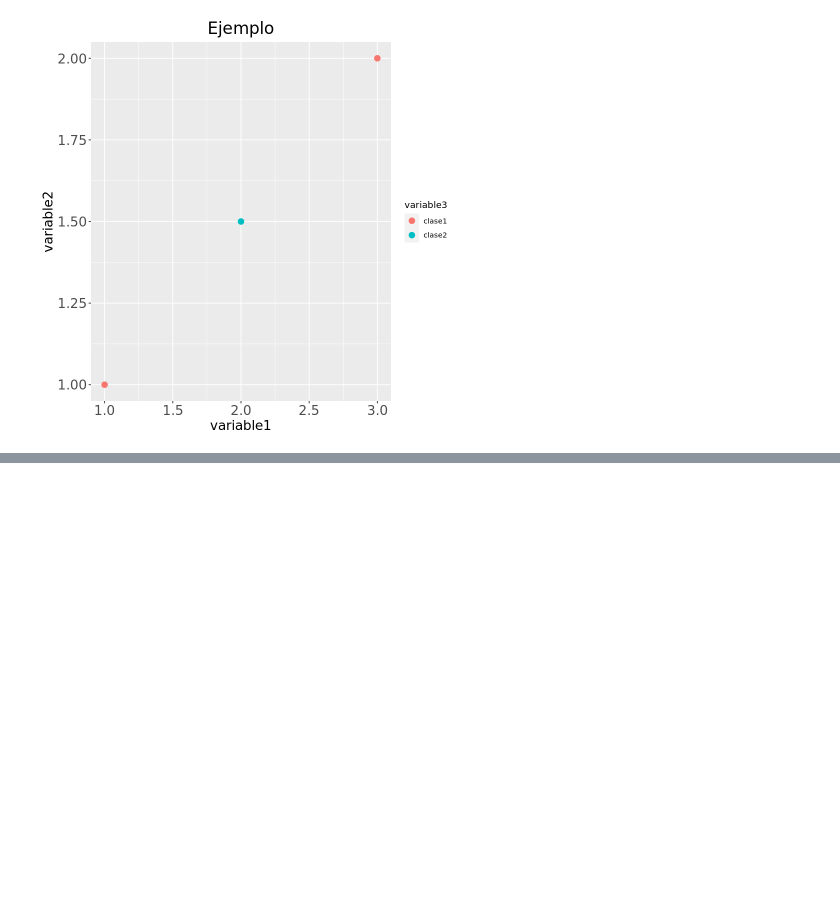
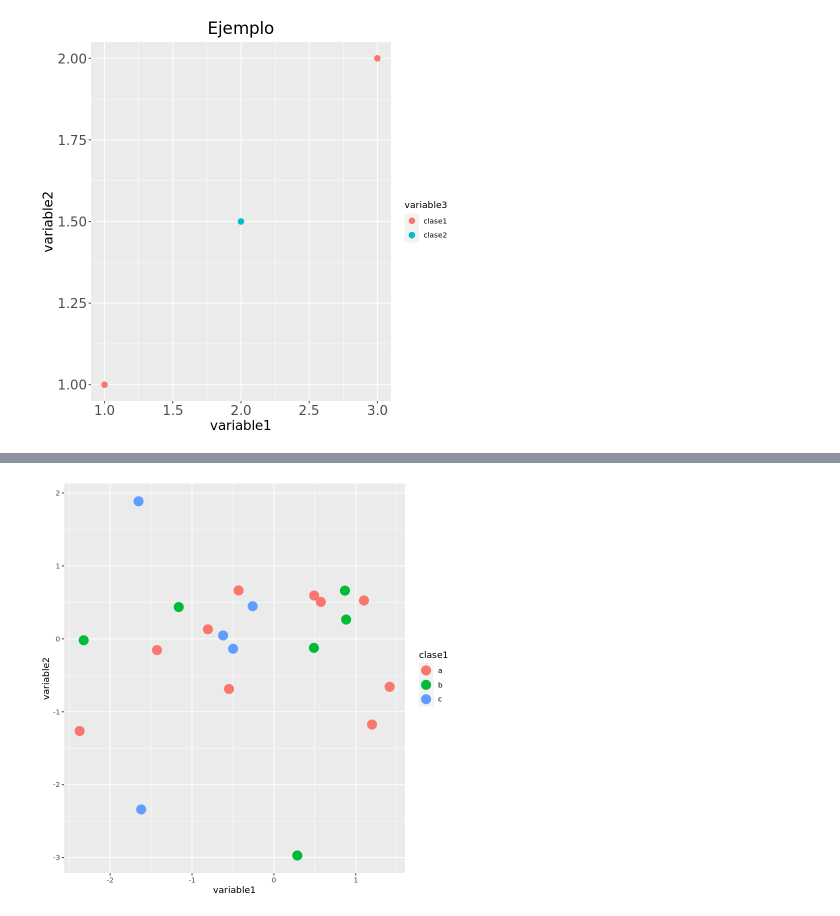
Before and after one commit to palmoreck/laboratorios, a Jupyter notebook: introduccion/4_ggplot2.ipynb, the cells around one changed output, grey strips where cells are left out. Drawn from its saved outputs; the diff is of its cells as text; code cells hidden in the pictures; blank space fills up the shorter version.

```diff
--- a/introduccion/4_ggplot2.ipynb
+++ b/introduccion/4_ggplot2.ipynb
@@ -184,0 +204,7 @@ coordinate_system3 + geom_point(aes(x = variable1, y = variable2, color=variable
+# %%
+npoints <- 21
+x <- rnorm(npoints)
+y <- rnorm(npoints)
+nclass1 <- npoints/3
+clase1_aux <- c(rep("a", nclass1), rep("b", nclass1), rep("c", nclass1))
+clase1 <- sample(clase1_aux, npoints, replace=TRUE)
@@ -184,0 +215,2 @@ coordinate_system3 + geom_point(aes(x = variable1, y = variable2, color=variable
+# %%
+df <- data.frame(variable1 = x, variable2 = y, clase1 = clase1)
@@ -184,0 +237,7 @@ coordinate_system3 + geom_point(aes(x = variable1, y = variable2, color=variable
+# %%
+csystem <- ggplot(df)
+# %%
+csystem + geom_point(aes(x = variable1, y = variable2, color = clase1),
+                     size = 5)
+# %% [output]
+[figure, added]
```
Also changed, not shown: parts of 28 cells of this notebook.
